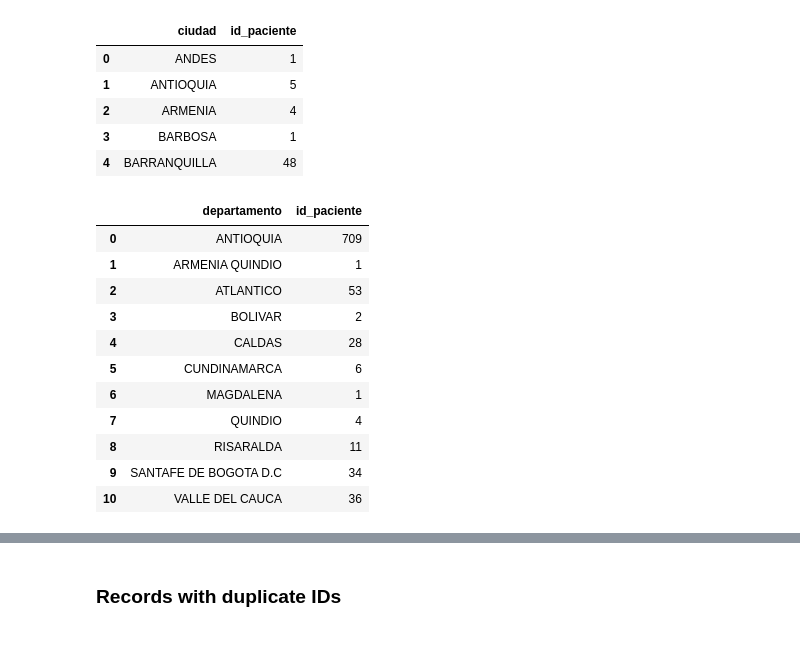
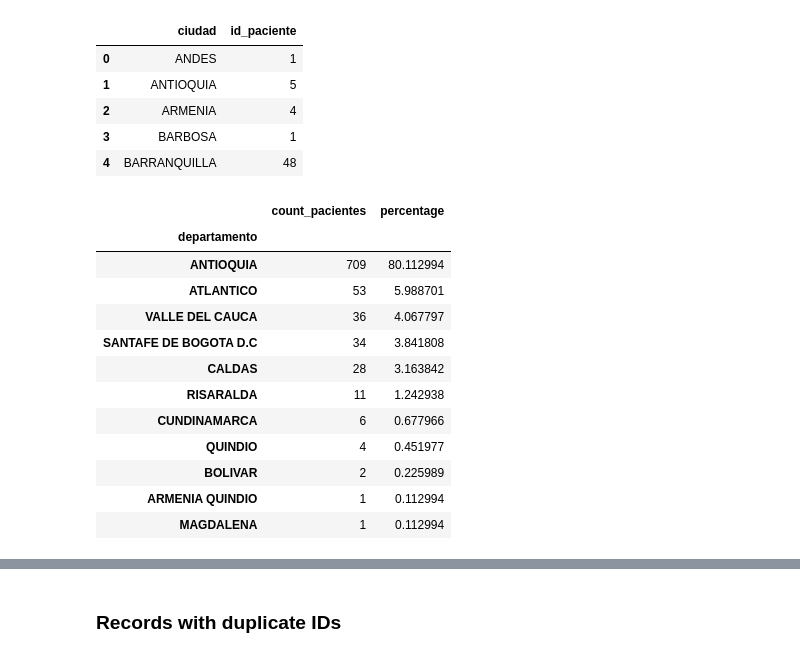
Before and after one commit to DS4A-T22/exploratory_data_analysis, a Jupyter notebook: EDA-Basic personal information.ipynb, the cells around one changed output, grey strips where cells are left out. Drawn from its saved outputs; the diff is of its cells as text; code cells hidden in the pictures.

```diff
--- a/EDA-Basic personal information.ipynb
+++ b/EDA-Basic personal information.ipynb
@@ -181,23 +181,26 @@ basic_info.loc[basic_info['ciudad']=='BOGOTA', 'departamento'] = 'SANTAFE DE BOG
 # %%
 basic_info.loc[basic_info['departamento']=='MEDELLIN', 'departamento'] = 'ANTIOQUIA' # MEDELLIN -> ANTIOQUIA
 basic_info.loc[basic_info['departamento']=='PEREIRA', 'departamento'] = 'RISARALDA' # PEREIRA -> RISARALDA
 basic_info.loc[basic_info['departamento']=='VALLE', 'departamento'] = 'VALLE DEL CAUCA' # VALLE -> VALLE DEL CAUCA
 
 count_per_depto = basic_info[['id_paciente', 'departamento']].groupby('departamento').count().reset_index()
-count_per_depto
+count_per_depto.columns = ['departamento', 'count_pacientes']
+count_per_depto['percentage'] = (count_per_depto['count_pacientes'] / sum(count_per_depto['count_pacientes']))*100
+count_per_depto.sort_values(by='count_pacientes', ascending=False).set_index('departamento')
 # %% [output]
-|  | departamento | id_paciente |
-| 0 | ANTIOQUIA | 709 |
-| 1 | ARMENIA QUINDIO | 1 |
-| 2 | ATLANTICO | 53 |
-| 3 | BOLIVAR | 2 |
-| 4 | CALDAS | 28 |
-| 5 | CUNDINAMARCA | 6 |
-| 6 | MAGDALENA | 1 |
-| 7 | QUINDIO | 4 |
-| 8 | RISARALDA | 11 |
-| 9 | SANTAFE DE BOGOTA D.C | 34 |
-| 10 | VALLE DEL CAUCA | 36 |
+|  | count_pacientes | percentage |
+| departamento |  |  |
+| ANTIOQUIA | 709 | 80.112994 |
+| ATLANTICO | 53 | 5.988701 |
+| VALLE DEL CAUCA | 36 | 4.067797 |
+| SANTAFE DE BOGOTA D.C | 34 | 3.841808 |
+| CALDAS | 28 | 3.163842 |
+| RISARALDA | 11 | 1.242938 |
+| CUNDINAMARCA | 6 | 0.677966 |
+| QUINDIO | 4 | 0.451977 |
+| BOLIVAR | 2 | 0.225989 |
+| ARMENIA QUINDIO | 1 | 0.112994 |
+| MAGDALENA | 1 | 0.112994 |
 # %%
 mpios_colombia_url = 'https://raw.githubusercontent.com/santiblanko/colombia.geojson/master/mpio.json'
 deptos_colombia_url = 'https://raw.githubusercontent.com/santiblanko/colombia.geojson/master/depto.json'
```
Also changed, not shown: parts of 7 cells of this notebook, 2 other files.
